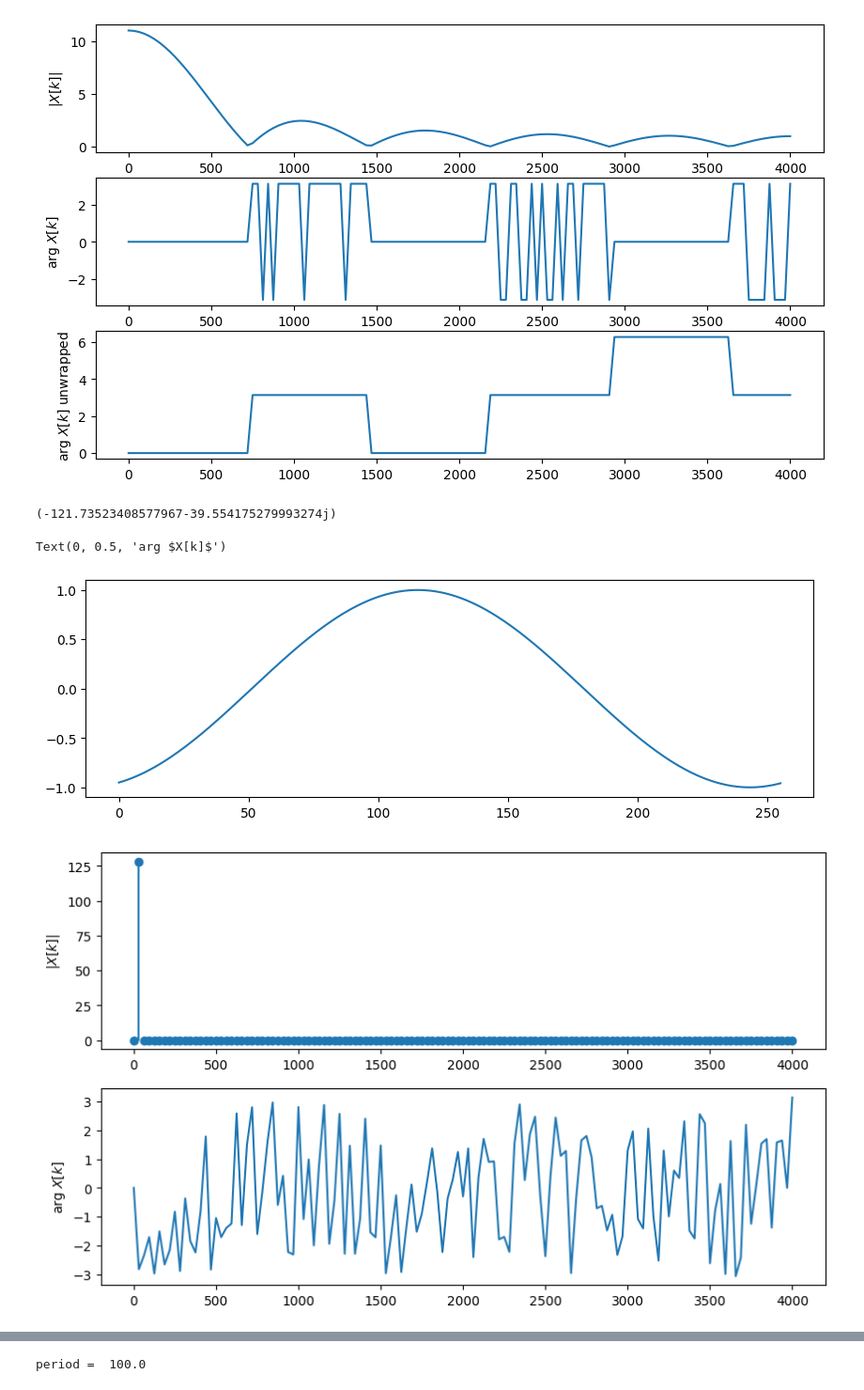
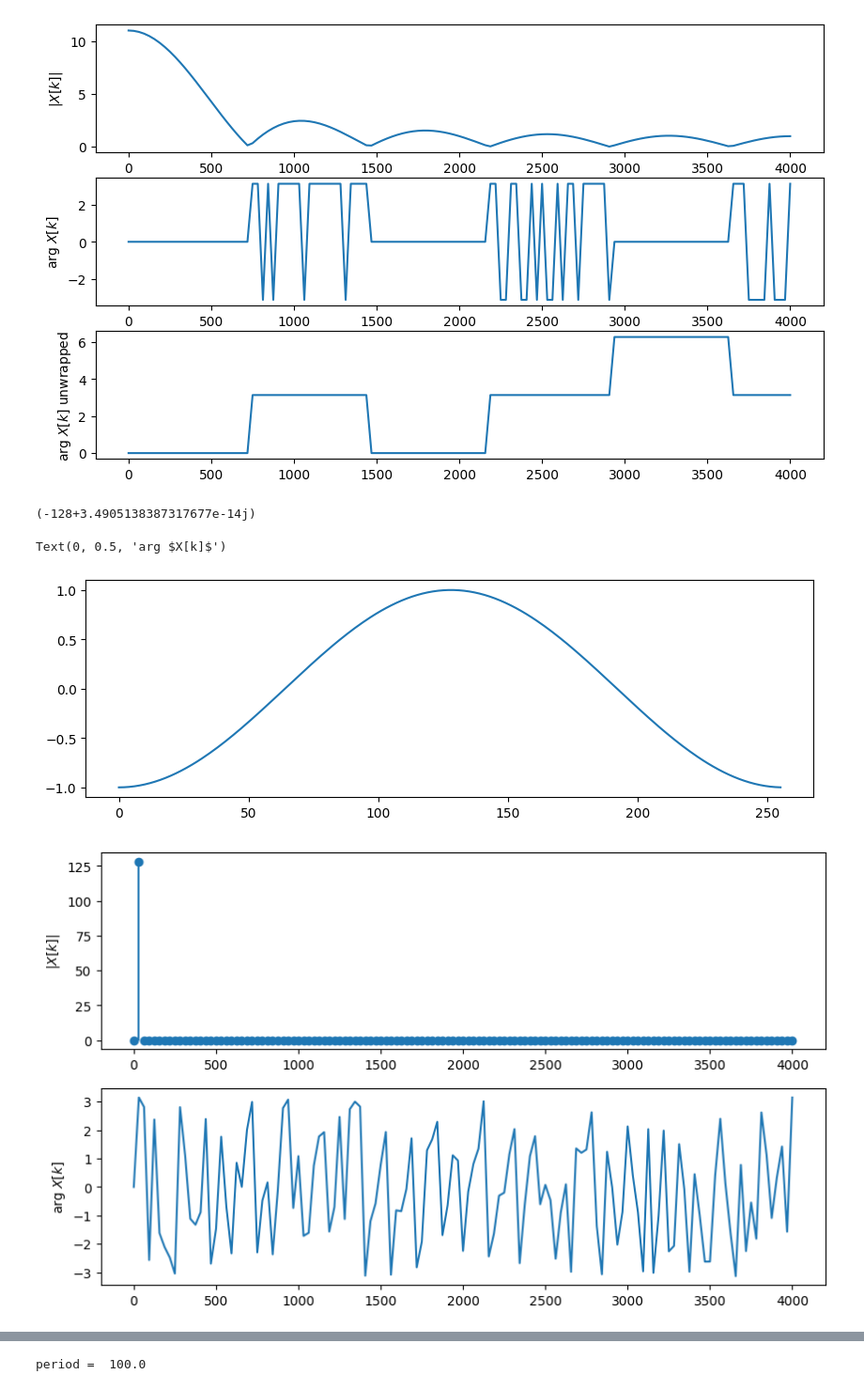
Before and after one commit to Katzoun/ISS-course, a Jupyter notebook: 03_spectral_analysis_2/03_spectral_2.ipynb, the cells around one changed output, grey strips where cells are left out. Shown at 94% size. Saved outputs shown, nothing was run; the diff lists cells and outputs as text; code cells hidden in the pictures.

```diff
--- a/03_spectral_analysis_2/03_spectral_2.ipynb
+++ b/03_spectral_analysis_2/03_spectral_2.ipynb
@@ -172,21 +193,21 @@ Text(0, 0.5, 'arg $X[k]$ unwrapped')
 [figure]
 # %%
 # >>>>>>>>>>>>>>>>> #dft_of_cos1 <<<<<<<<<<<<<<<<<<<<<<<<<
-phase = -0.9*np.pi # <--- set phase here
+phase = np.pi # <--- set phase here
 x = np.cos(2 * np.pi * 1 / N * n + phase)
 X = np.fft.fft(x)
 print(X[1])
 plt.figure(figsize=(10,3))
 plt.plot(n,x)
 _, ax = plt.subplots(2,1, figsize=(10,6))
 ax[0].stem(f,np.abs(X[kall]),basefmt=" ")
 ax[0].set_ylabel('$|X[k]|$')
 ax[1].plot(f,np.angle(X[kall]))
 ax[1].set_ylabel('arg $X[k]$')
 # %% [output]
-(-121.73523408577967-39.554175279993274j)
+(-128+3.4905138387317677e-14j)
 Text(0, 0.5, 'arg $X[k]$')
-[figure, old version]
+[figure, new version]
-[figure, old version]
+[figure, new version]
 # %%
 # >>>>>>>>>>>>>>>>> #dft_of_cos_multiperiod <<<<<<<<<<<<<<<<<<<<<<<<<
```
Also changed, not shown: parts of 8 cells of this notebook, 3 other files.
